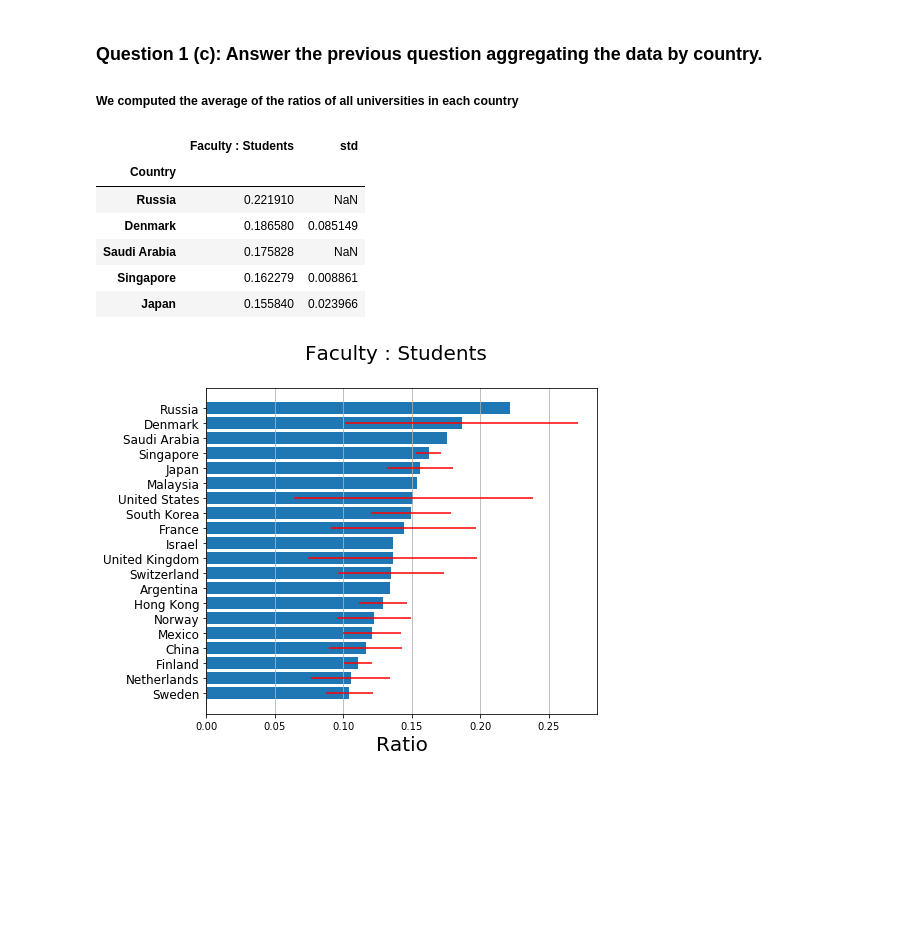
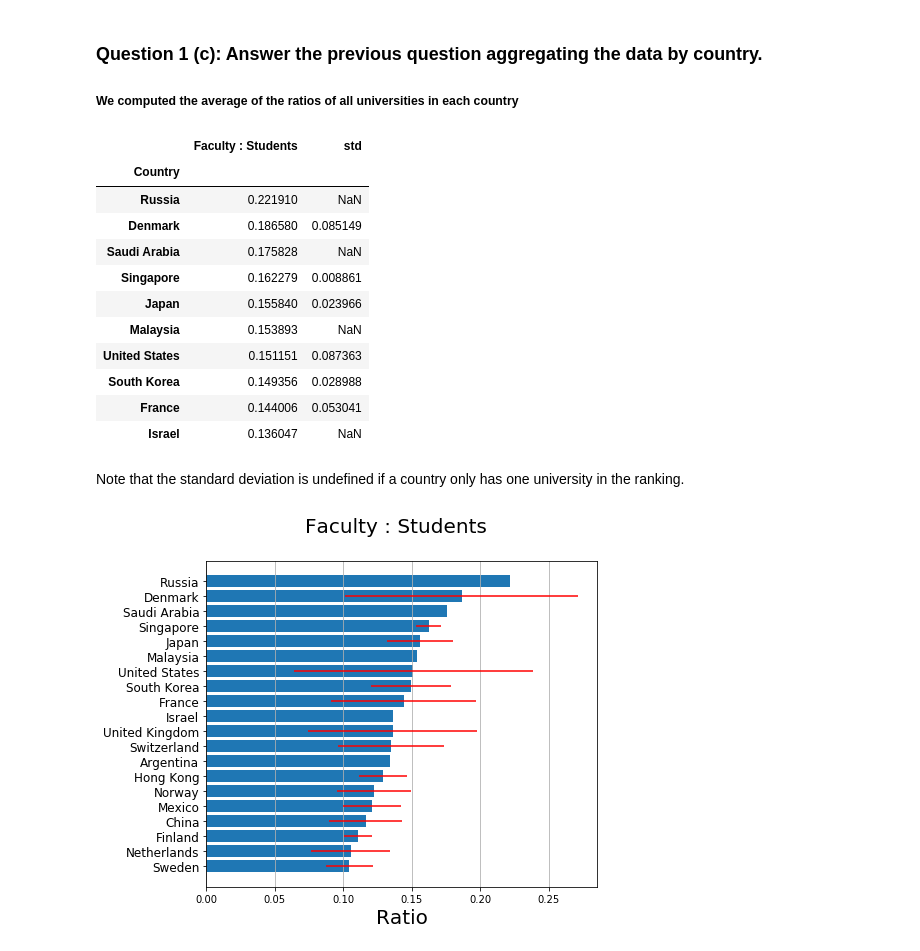
Before and after one commit to justcho5/ADA, a Jupyter notebook: homework02.ipynb, the cells around one changed output. Drawn from its saved outputs; the diff is of its cells as text; code cells hidden in the pictures; blank space fills up the shorter version.

```diff
--- a/homework02.ipynb
+++ b/homework02.ipynb
@@ -139,9 +139,9 @@ Error in New York University (NYU): Can't find total faculty
 Error in New York University (NYU): Can't find total inter
 Error in New York University (NYU): Can't find total student
 Error in Indian Institute of Science (IISc) Bangalore: Can't find inter faculty
-# %%
-# Convert string values under Rank to int
-top_ranking_universities['Rank'] = top_ranking_universities.Rank.apply(lambda num: int(num.replace('=', '')))
 # %% [markdown]
 #### The New York University's page has no data on the number of faculty and students. The Indian Institute of Science has no data on international faculty.
+# %%
+# Convert string values under Rank to int
+top_ranking_universities['Rank'] = top_ranking_universities.Rank.apply(lambda num: int(str(num).replace('=', '')))
 # %%
@@ -249,23 +278,30 @@ plot_bar('International Students : Total Students', 20, top_uni_by_interstud, to
 # %%
 # Group data by country and compute the average of all fields
 by_country = top_ranking_universities.groupby('Country').mean()
 by_country['std'] = top_ranking_universities.groupby('Country').std()['Faculty : Students']
 
 # Sort by average faculty : student ratio across countries
 country_facstud = by_country.sort_values(
     by = 'Faculty : Students',
     ascending = False
 )
 
-country_facstud[['Faculty : Students', 'std']].head()
+country_facstud[['Faculty : Students', 'std']].head(10)
 # %% [output]
 |  | Faculty : Students | std |
 | Country |  |  |
 | Russia | 0.221910 | NaN |
 | Denmark | 0.186580 | 0.085149 |
 | Saudi Arabia | 0.175828 | NaN |
 | Singapore | 0.162279 | 0.008861 |
 | Japan | 0.155840 | 0.023966 |
+| Malaysia | 0.153893 | NaN |
+| United States | 0.151151 | 0.087363 |
+| South Korea | 0.149356 | 0.028988 |
+| France | 0.144006 | 0.053041 |
+| Israel | 0.136047 | NaN |
+# %% [markdown]
+Note that the standard deviation is undefined if a country only has one university in the ranking.
 # %%
 plot_bar('Faculty : Students', 20, country_facstud, country_facstud.index, country_facstud['std'])
 # %% [output]
```
Also changed, not shown: parts of 19 cells of this notebook.
